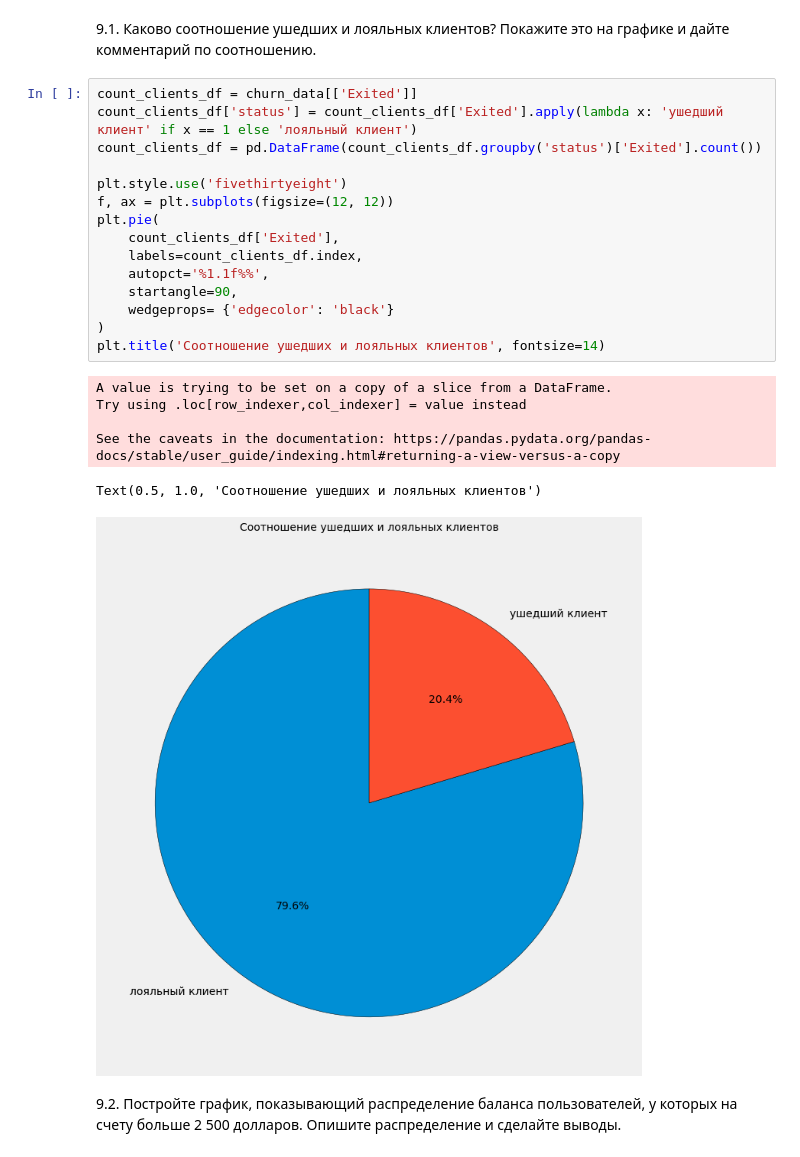
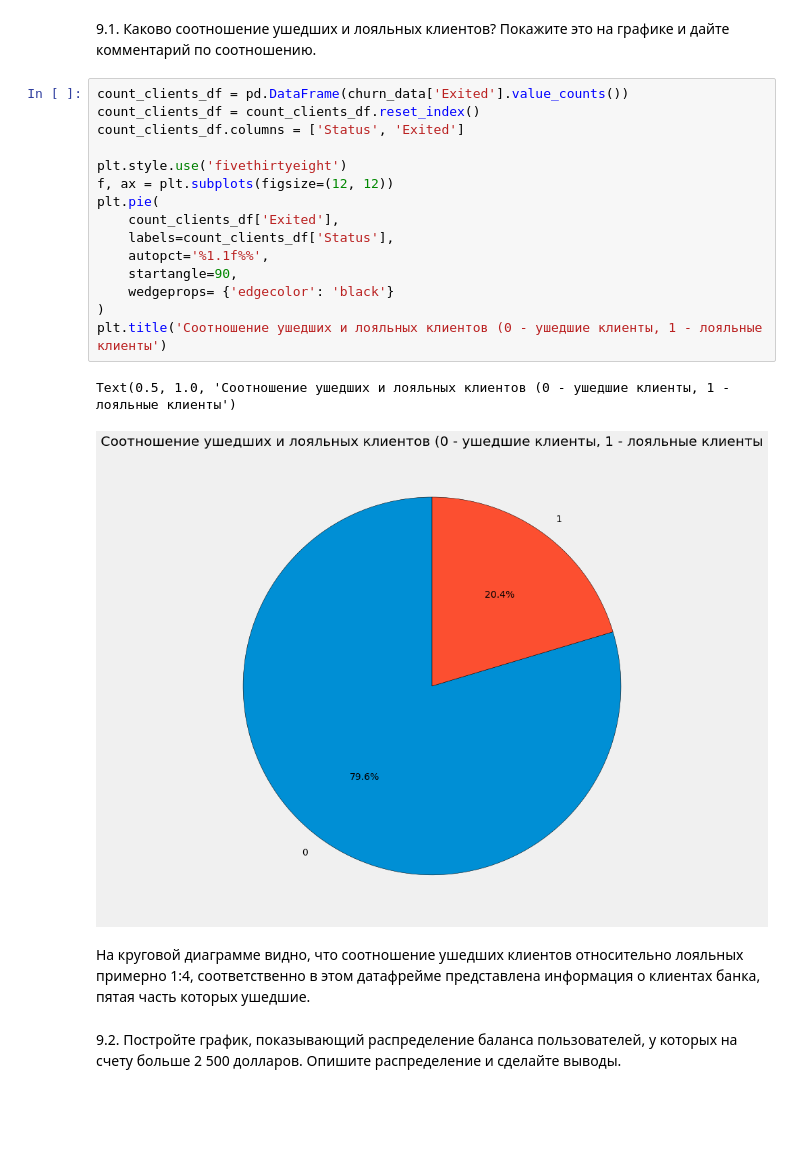
Before and after one commit to malinamedusa/sandbox__sf, a Jupyter notebook: py13/HomeWork.ipynb, the cells around one changed output. Drawn from its saved outputs; the diff is of its cells as text; blank space fills up the shorter version.

```diff
--- a/py13/HomeWork.ipynb
+++ b/py13/HomeWork.ipynb
@@ -21,27 +20,25 @@ churn_data.head()
 
 9.1. Каково соотношение ушедших и лояльных клиентов? Покажите это на графике и дайте комментарий по соотношению.
 # %%
-count_clients_df = churn_data[['Exited']]
-count_clients_df['status'] = count_clients_df['Exited'].apply(lambda x: 'ушедший клиент' if x == 1 else 'лояльный клиент')
-count_clients_df = pd.DataFrame(count_clients_df.groupby('status')['Exited'].count())
+count_clients_df = pd.DataFrame(churn_data['Exited'].value_counts())
+count_clients_df = count_clients_df.reset_index()
+count_clients_df.columns = ['Status', 'Exited']
 
 plt.style.use('fivethirtyeight')
 f, ax = plt.subplots(figsize=(12, 12))
 plt.pie(
     count_clients_df['Exited'],
-    labels=count_clients_df.index,
+    labels=count_clients_df['Status'],
     autopct='%1.1f%%',
     startangle=90,
     wedgeprops= {'edgecolor': 'black'}
 )
-plt.title('Cоотношение ушедших и лояльных клиентов', fontsize=14)
+plt.title('Cоотношение ушедших и лояльных клиентов (0 - ушедшие клиенты, 1 - лояльные клиенты')
 # %% [output]
-A value is trying to be set on a copy of a slice from a DataFrame.
-Try using .loc[row_indexer,col_indexer] = value instead
-
-See the caveats in the documentation: https://pandas.pydata.org/pandas-docs/stable/user_guide/indexing.html#returning-a-view-versus-a-copy
+Text(0.5, 1.0, 'Cоотношение ушедших и лояльных клиентов (0 - ушедшие клиенты, 1 - лояльные клиенты')
-Text(0.5, 1.0, 'Cоотношение ушедших и лояльных клиентов')
-[figure, old version]
+[figure, new version]
+# %% [markdown]
+На круговой диаграмме видно, что соотношение ушедших клиентов относительно лояльных примерно 1:4, соответственно в этом датафрейме представлена информация о клиентах банка, пятая часть которых ушедшие.
 # %% [markdown]
 
 
```
Also changed, not shown: parts of 8 cells of this notebook.
